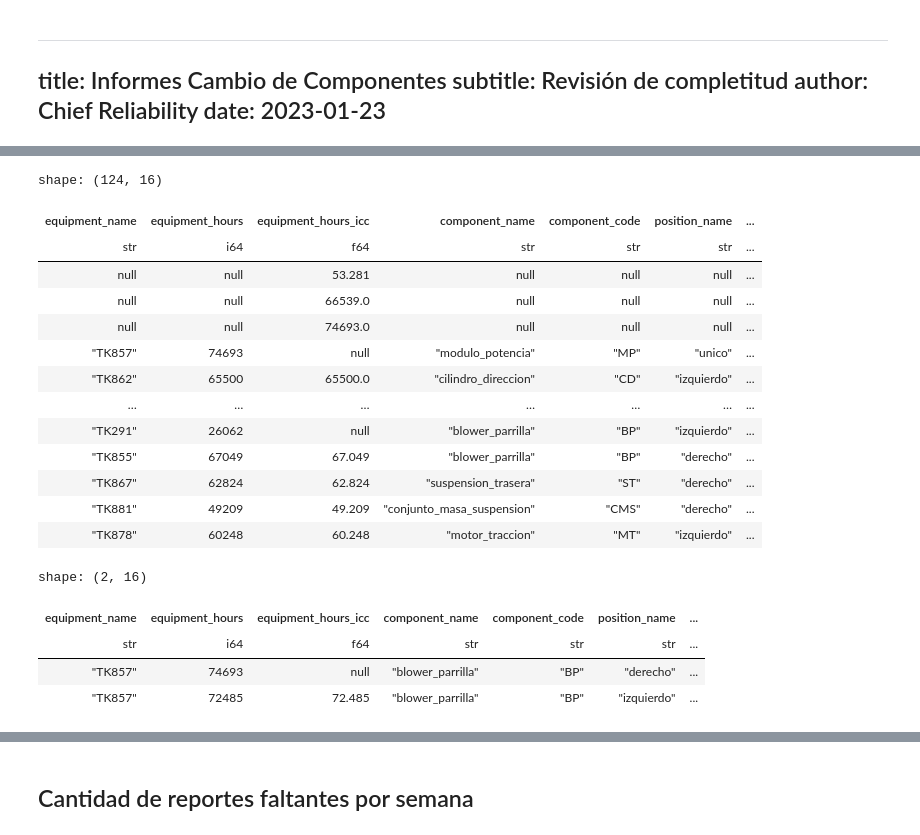
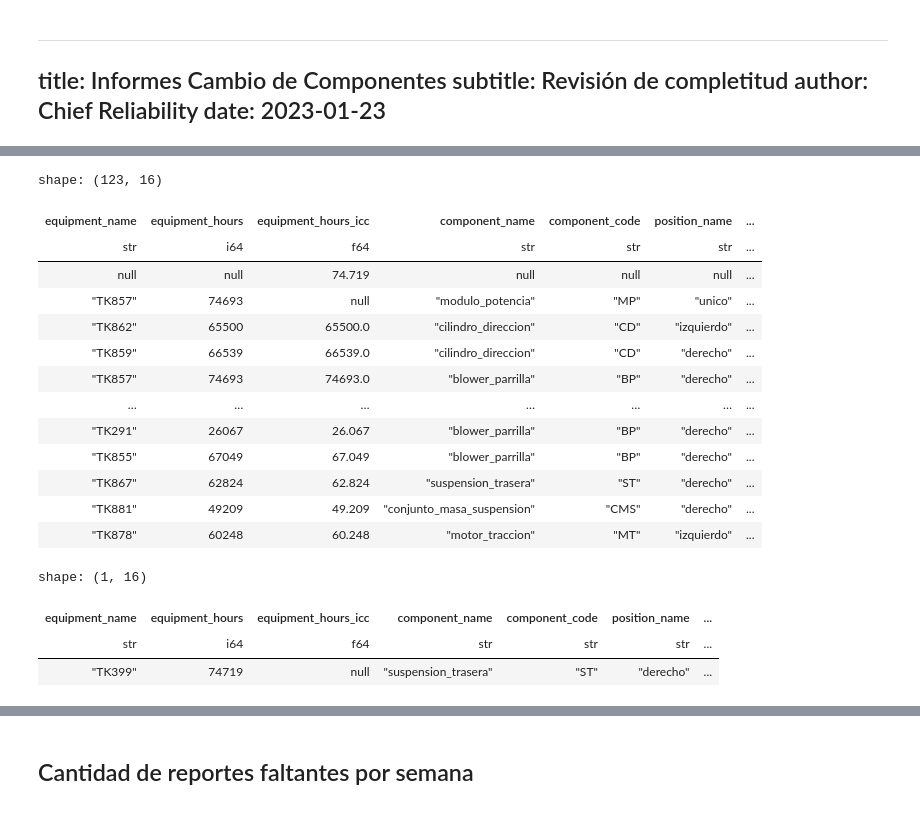
Before and after one commit to cecilvega/kbook, a Jupyter notebook: reliability/icc/icc.ipynb, the cells around one changed output, grey strips where cells are left out. Drawn from its saved outputs; the diff is of its cells as text; code cells hidden in the pictures.

```diff
--- a/reliability/icc/icc.ipynb
+++ b/reliability/icc/icc.ipynb
@@ -156,2 +176,2 @@ result = kdefs.get_job_def("icc_job").execute_in_process(raise_on_error=True)
 # %%
-result = kdefs.get_job_def("icc_job").execute_in_process(raise_on_error=True)
+# result = kdefs.get_job_def("icc_job").execute_in_process(raise_on_error=True)
@@ -280,31 +181,30 @@ ReadTimeoutError: HTTPConnectionPool(host='localhost', port=53104): Read timed o
 df = result.asset_value("icc").clone()
 df
 # %% [output]
-shape: (124, 16)
+shape: (123, 16)
 | equipment_name | equipment_hours | equipment_hours_icc | component_name | component_code | position_name | ... |
 | str | i64 | f64 | str | str | str | ... |
-| null | null | 53.281 | null | null | null | ... |
-| null | null | 66539.0 | null | null | null | ... |
-| null | null | 74693.0 | null | null | null | ... |
+| null | null | 74.719 | null | null | null | ... |
 | "TK857" | 74693 | null | "modulo_potencia" | "MP" | "unico" | ... |
 | "TK862" | 65500 | 65500.0 | "cilindro_direccion" | "CD" | "izquierdo" | ... |
+| "TK859" | 66539 | 66539.0 | "cilindro_direccion" | "CD" | "derecho" | ... |
+| "TK857" | 74693 | 74693.0 | "blower_parrilla" | "BP" | "derecho" | ... |
 | … | … | … | … | … | … | ... |
-| "TK291" | 26062 | null | "blower_parrilla" | "BP" | "izquierdo" | ... |
+| "TK291" | 26067 | 26.067 | "blower_parrilla" | "BP" | "derecho" | ... |
 | "TK855" | 67049 | 67.049 | "blower_parrilla" | "BP" | "derecho" | ... |
 | "TK867" | 62824 | 62.824 | "suspension_trasera" | "ST" | "derecho" | ... |
 | "TK881" | 49209 | 49.209 | "conjunto_masa_suspension" | "CMS" | "derecho" | ... |
 | "TK878" | 60248 | 60.248 | "motor_traccion" | "MT" | "izquierdo" | ... |
 # %%
 df.filter(
-    (pl.col("equipment_name") == "864")
-    & (pl.col("component_name") == "conjunto_masa_suspension")
+    (pl.col("equipment_name") == "TK399")
+    & (pl.col("component_name") == "suspension_trasera")
 ).sort("changeout_date", descending=True)
 # %% [output]
-shape: (2, 16)
+shape: (1, 16)
 | equipment_name | equipment_hours | equipment_hours_icc | component_name | component_code | position_name | ... |
 | str | i64 | f64 | str | str | str | ... |
-| "TK857" | 74693 | null | "blower_parrilla" | "BP" | "derecho" | ... |
-| "TK857" | 72485 | 72.485 | "blower_parrilla" | "BP" | "izquierdo" | ... |
+| "TK399" | 74719 | null | "suspension_trasera" | "ST" | "derecho" | ... |
 # %%
 icc_df = (
     Readr.Reliability.read_icc(context)
```
Also changed, not shown: parts of 6 cells of this notebook.
